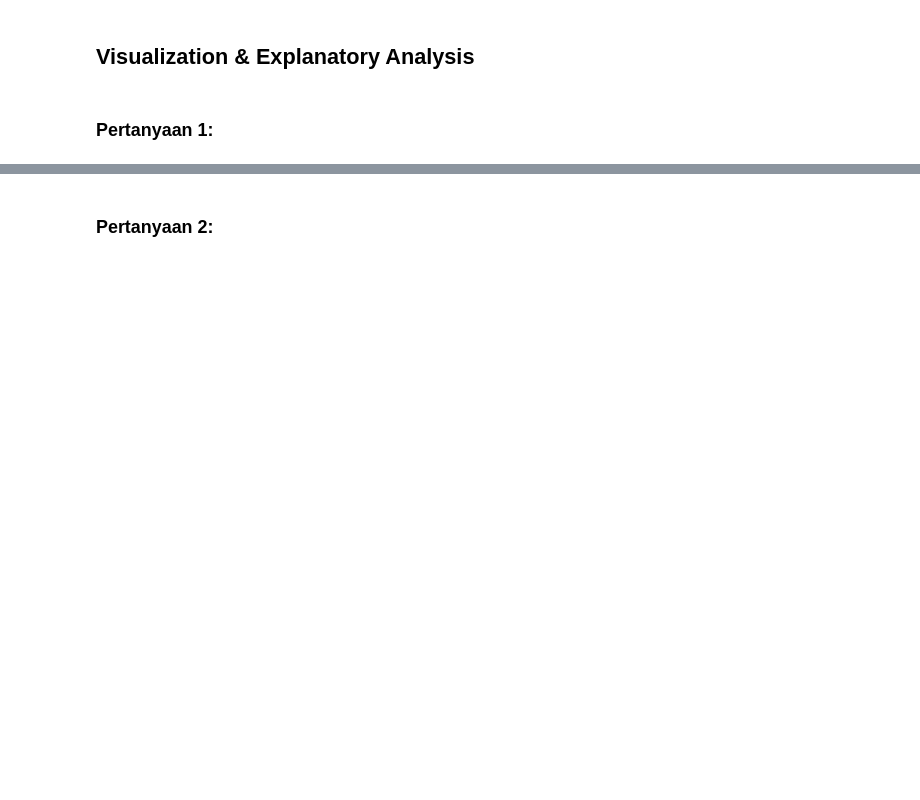
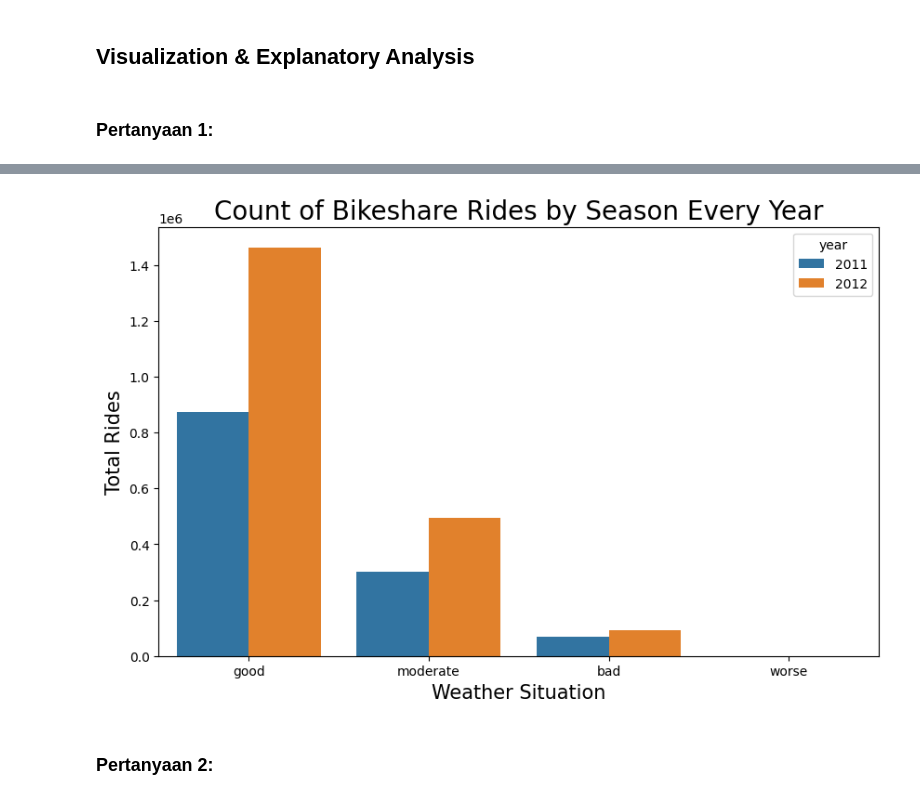
Before and after one commit to MHendriF/Belajar-Analisis-Data-dengan-Python, a Jupyter notebook: Submission/notebook.ipynb, the cells around one changed output, grey strips where cells are left out. Cells and saved outputs as stored; diff of their text form; code cells hidden in the pictures; blank space fills up the shorter version.

```diff
--- a/Submission/notebook.ipynb
+++ b/Submission/notebook.ipynb
@@ -402,0 +404,7 @@ hour_df.groupby(by=["season", "year"]).agg({
+# %%
+all_weather_every_year_df = hour_df.groupby(by=["weather_situation", "year"], observed=True).agg({
+    "casual_users": "sum",
+    "registered_users": "sum",
+    "total_users": "sum"
+})
+all_weather_every_year_df.head(8)
@@ -407,2 +482,13 @@ hour_df.groupby(by=["season", "year"]).agg({
+# %%
+weather_order = ['good', 'moderate', 'bad', 'worse']
+plt.figure(figsize=(10,6))
+
+sns.barplot(data=all_weather_every_year_df, x="weather_situation", y="total_users", hue="year", errorbar=None,  order=weather_order)
+plt.title("Count of Bikeshare Rides by Season Every Year", size=20)
+plt.xlabel("Weather Situation", size=15)
+plt.ylabel("Total Rides", size=15)
+plt.show()
+# %% [output]
+[figure, added]
 # %% [markdown]
 ### Pertanyaan 2:
```
Also changed, not shown: parts of 9 cells of this notebook, 2 other files.
